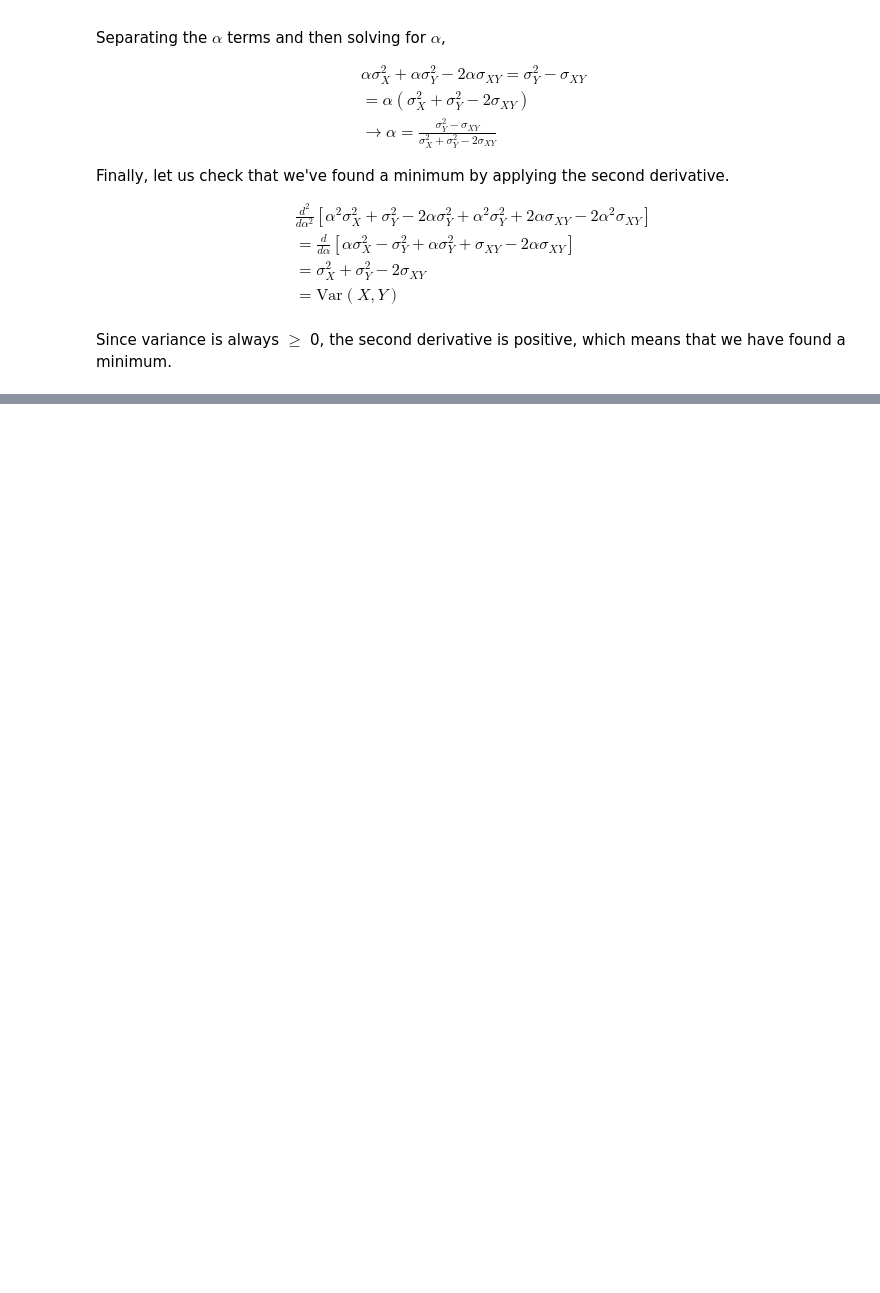
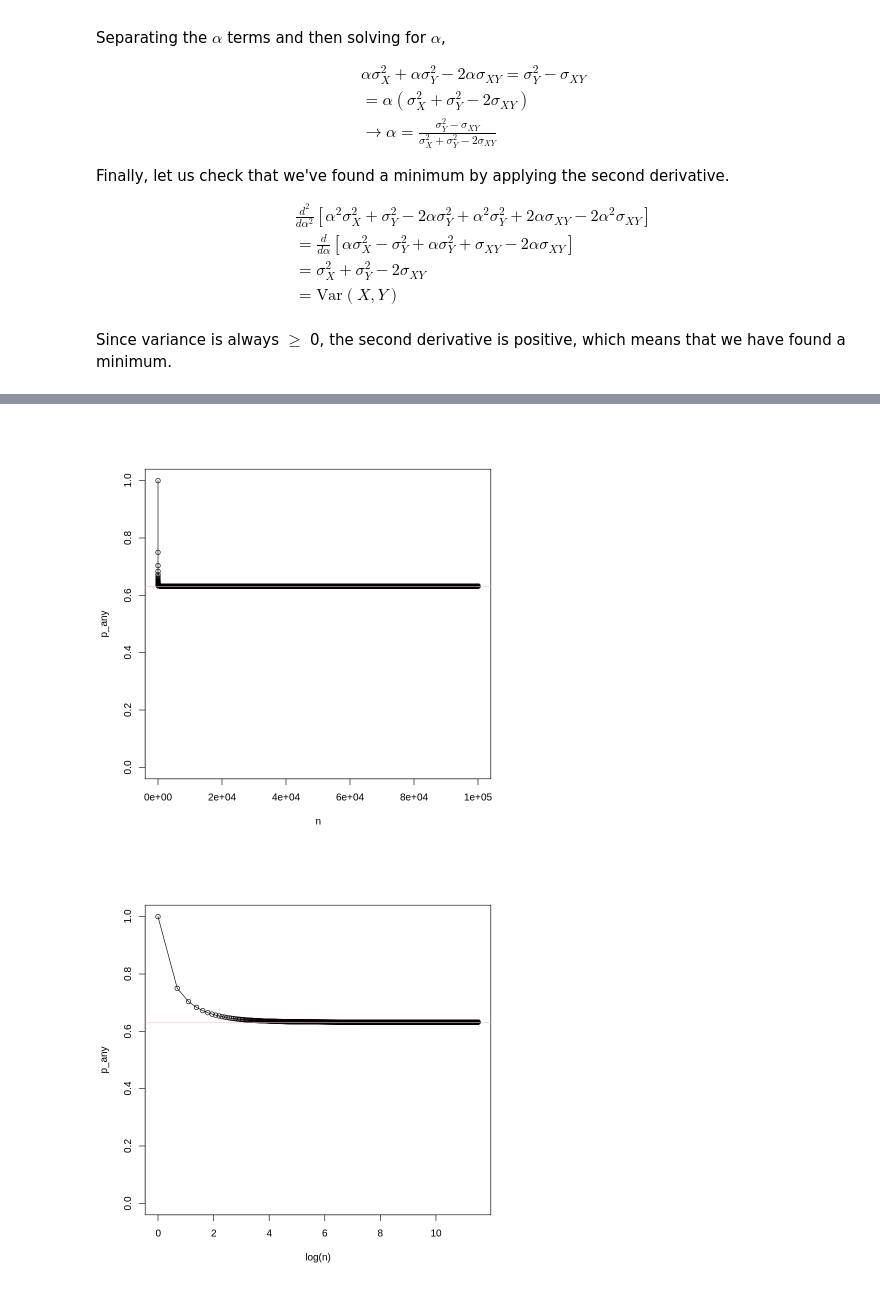
Before and after one commit to nicklausmillican/ISLR_R, a Jupyter notebook: ISLR_R_Ch5.ipynb, the cells around one changed output, grey strips where cells are left out. Cells and saved outputs as stored; diff of their text form; code cells hidden in the pictures; blank space fills up the shorter version.

```diff
--- a/ISLR_R_Ch5.ipynb
+++ b/ISLR_R_Ch5.ipynb
@@ -65,0 +172,9 @@ Since variance is always $\ge$ 0, the second derivative is positive, which means
+# %%
+n <- 1:100000
+p_any <- 1-(1 - 1/n)^n
+
+plot(p_any ~ n, type="o", ylim=c(0,1)); abline(h=0.63, col="pink")
+plot(p_any ~ log(n), type="o", ylim=c(0,1)); abline(h=0.63, col="pink")
+# %% [output]
+[figure, added]
+[figure, added]
```
Also changed, not shown: parts of 15 cells of this notebook.
